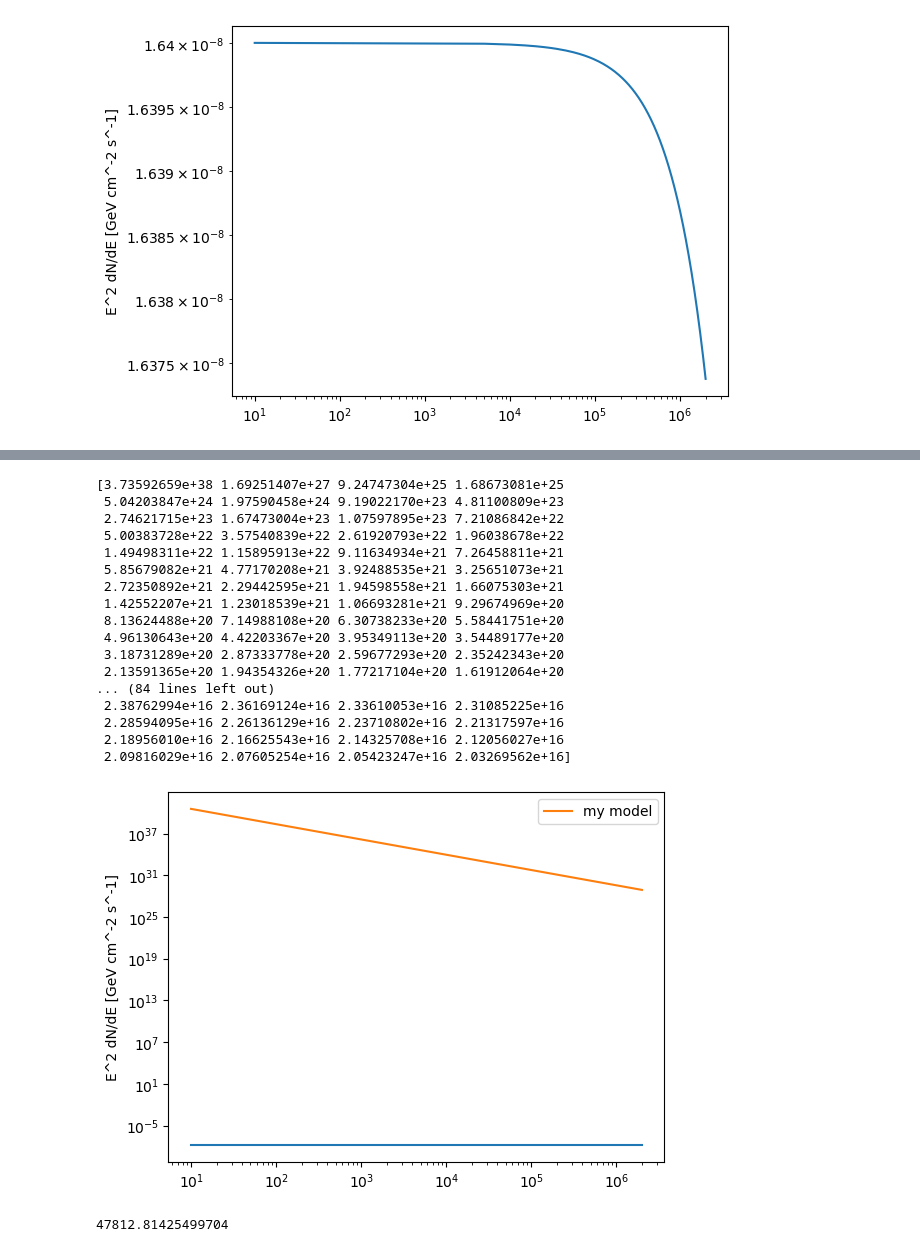
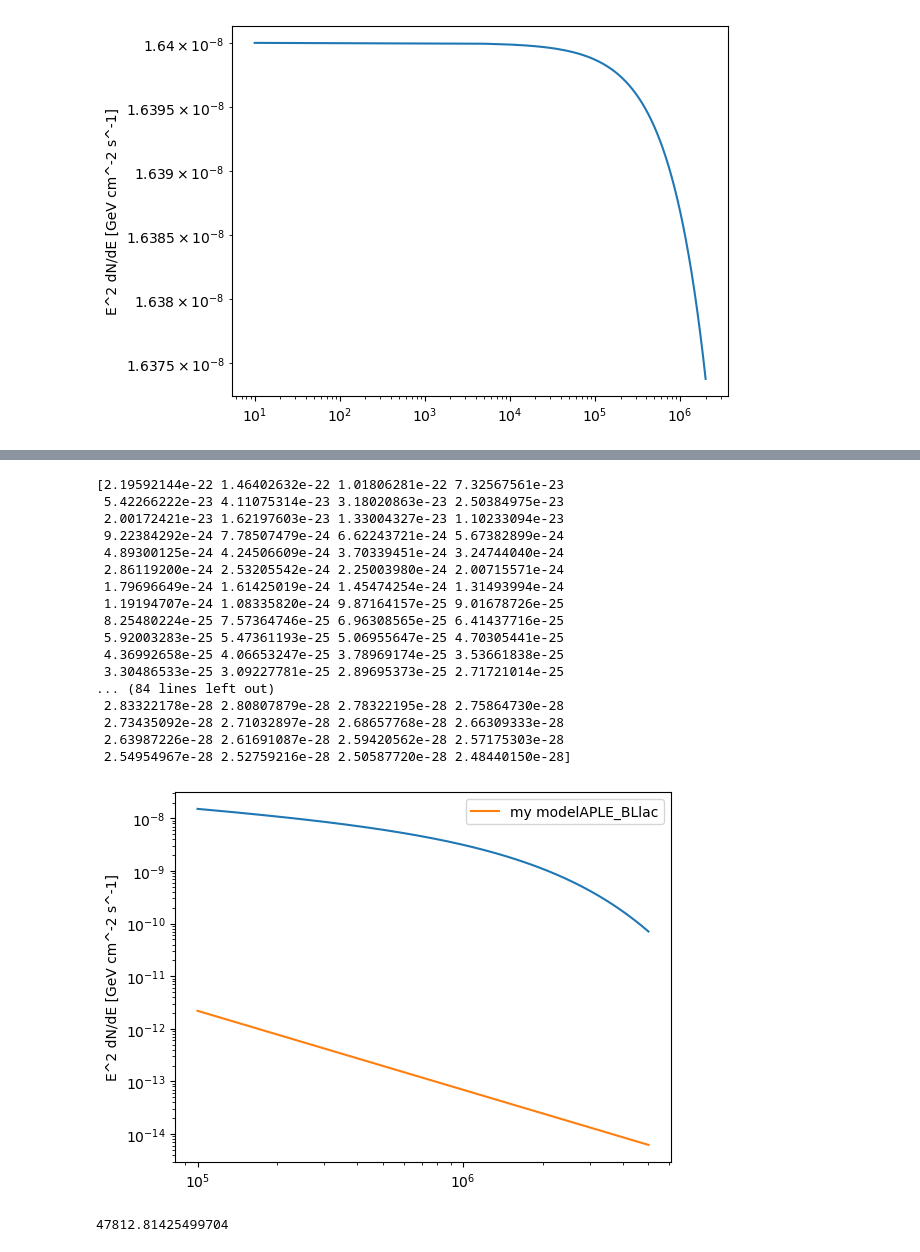
Before and after one commit to henan99/Project-related-to-first-semester-of-masters, a Jupyter notebook: Henrik_XLF_current.ipynb, the cells around one changed output, grey strips where cells are left out. Saved outputs shown, nothing was run; the diff lists cells and outputs as text; code cells hidden in the pictures.

```diff
--- a/Henrik_XLF_current.ipynb
+++ b/Henrik_XLF_current.ipynb
@@ -174,7 +174,7 @@ df = pd.DataFrame(data)
 print(df.to_latex(index=False))
 
 
-selected_model = 'AMPLE_Blazar'
+selected_model = 'APLE_BLlac'
 #different models 'RG_SLDDE', 'AMPLE_Blazar', 'AMPLE_FSRQ', 'APLE_BLlac'
 
 
@@ -192,7 +192,7 @@ L_c = constants['Lc']
 alpha =constants['alpha']
 corr_fac = constants['corr_fac']
 
-N_steps = 100
+N_steps = 30
 L_x  = np.logspace(constants["L_lower"],constants["L_higher"],N_steps)
 
 
@@ -712,8 +673,8 @@ plt.show()
 from scipy.optimize import minimize
 
 def SED_neut(E_v,D): #general SED for all neutrino emmision from the tpye of AGN considered
-    return D*E_v**(-2.2) #2.2 comes from some paper i think
-
+    return D*E_v**(-1.5) #2.2 comes from some paper i think
+E_v_list = np.linspace(100,5000,400)*(10**3) #GeV
 E1 = E_v_list[0]
 E2 = E_v_list[-1]
 
@@ -736,8 +697,9 @@ D_list = []
 
 for i in range(len(Z_list)):
     z_trial = Z_list[i]
-    D_init = broken_power_law(z_trial, *popt_tot)* 624.15
-    result = minimize(objective_function, D_init, args=(broken_power_law(z_trial, *popt_tot)*624.15),method='Nelder-Mead')
+    D_init = broken_power_law(z_trial, *popt_tot)* 624.15 #conversion from ergs to GeV
+    Neutrino_luminosity = broken_power_law(z_trial, *popt_tot)* 624.15
+    result = minimize(objective_function, D_init, args=(Neutrino_luminosity),method='Nelder-Mead')
     D_list.append(result.x[0])
 
 #result = minimize(objective_function, D_init, args=(broken_power_law(z_trial, *popt_tot)),method='Nelder-Mead')
@@ -756,6 +718,8 @@ plt.show()
 #D_optimal = result.x[0]
 
 print(integrate_SED(D_list[0]))
+print(avg_tot[0])#*624.15)
+print(broken_power_law(Z_list[0], *popt_tot)* 624.15)
 #print(D_optimal)
 plt.figure()
 plt.plot(E_v_list,E_v_list**2*SED_neut(E_v_list,D_list[0]))
@@ -789,7 +756,7 @@ Fit parameters for D_list: a=234903580436041326690097926935428387054100152320.00
 def flux_integrand(z):
     Dh = cosmo.hubble_distance.value  # Hubble distance in Mpc
     E_z = cosmo.efunc(z)  # E(z) function from astropy
-    print()
+
     return (Dh / E_z) * SED_neut(Ev*(1+z),(D_func(z,*popt_tot_D))) / (Ev**2 *4 * np.pi * (1 + z)**2 )* broken_power_law(z, *popt_tot_n)
 
 d_phi = []
@@ -799,8 +766,8 @@ for i in range(len(E_v_list)):
 
 
 
-    results_flux = simpsons_integration(flux_integrand, 0.001, 9,n=20)
-    d_phi.append(results_flux)
+    results_flux = simpsons_integration(flux_integrand, 0.001, 9,n=2000)
+    d_phi.append(results_flux/(3.0857*10**24)**2) #convert from Mpc^2 to cm^2
 
 d_phi = np.array(d_phi)
 #print(results_flux/1e18)
@@ -841,39 +790,39 @@ d_phi = np.array(d_phi)
 # %%
 def ICECUBE(E_v, E_cut,gamma,phi_cut):
     return phi_cut*(E_v/100000)**(-gamma)*np.exp(-(E_v/E_cut))
 
 print(d_phi)
-E_cut = 1250000*10**3 #GeV
-gamma = 2 #dimensionless
+E_cut = 1250000 #GeV
+gamma = 2.37 #dimensionless
 phi_cut = 1.64*10**(-18) #C units
-E_v_list = np.linspace(0.01,2000,400)*(10**3) #GeV
+#E_v_list = np.linspace(0.01,2000,400)*(10**3) #GeV
 plt.figure()
 plt.plot(E_v_list,E_v_list**2*ICECUBE(E_v_list, E_cut,gamma,phi_cut))
-plt.plot(E_v_list,E_v_list**2*d_phi,label = "my model")
+plt.plot(E_v_list,E_v_list**2*d_phi,label = "my model"+selected_model)
 plt.ylabel("E^2 dN/dE [GeV cm^-2 s^-1]")
 plt.yscale('log',base=10)
 plt.xscale('log',base=10)
 plt.legend()
 plt.show()
 
 print(cosmo.luminosity_distance(5).value)
 # %% [output]
-[3.73592659e+38 1.69251407e+27 9.24747304e+25 1.68673081e+25
- 5.04203847e+24 1.97590458e+24 9.19022170e+23 4.81100809e+23
- 2.74621715e+23 1.67473004e+23 1.07597895e+23 7.21086842e+22
- 5.00383728e+22 3.57540839e+22 2.61920793e+22 1.96038678e+22
- 1.49498311e+22 1.15895913e+22 9.11634934e+21 7.26458811e+21
- 5.85679082e+21 4.77170208e+21 3.92488535e+21 3.25651073e+21
- 2.72350892e+21 2.29442595e+21 1.94598558e+21 1.66075303e+21
- 1.42552207e+21 1.23018539e+21 1.06693281e+21 9.29674969e+20
- 8.13624488e+20 7.14988108e+20 6.30738233e+20 5.58441751e+20
- 4.96130643e+20 4.42203367e+20 3.95349113e+20 3.54489177e+20
- 3.18731289e+20 2.87333778e+20 2.59677293e+20 2.35242343e+20
- 2.13591365e+20 1.94354326e+20 1.77217104e+20 1.61912064e+20
+[2.19592144e-22 1.46402632e-22 1.01806281e-22 7.32567561e-23
+ 5.42266222e-23 4.11075314e-23 3.18020863e-23 2.50384975e-23
+ 2.00172421e-23 1.62197603e-23 1.33004327e-23 1.10233094e-23
+ 9.22384292e-24 7.78507479e-24 6.62243721e-24 5.67382899e-24
+ 4.89300125e-24 4.24506609e-24 3.70339451e-24 3.24744040e-24
+ 2.86119200e-24 2.53205542e-24 2.25003980e-24 2.00715571e-24
+ 1.79696649e-24 1.61425019e-24 1.45474254e-24 1.31493994e-24
+ 1.19194707e-24 1.08335820e-24 9.87164157e-25 9.01678726e-25
+ 8.25480224e-25 7.57364746e-25 6.96308565e-25 6.41437716e-25
+ 5.92003283e-25 5.47361193e-25 5.06955647e-25 4.70305441e-25
+ 4.36992658e-25 4.06653247e-25 3.78969174e-25 3.53661838e-25
+ 3.30486533e-25 3.09227781e-25 2.89695373e-25 2.71721014e-25
 ... (84 lines left out)
- 2.38762994e+16 2.36169124e+16 2.33610053e+16 2.31085225e+16
- 2.28594095e+16 2.26136129e+16 2.23710802e+16 2.21317597e+16
- 2.18956010e+16 2.16625543e+16 2.14325708e+16 2.12056027e+16
- 2.09816029e+16 2.07605254e+16 2.05423247e+16 2.03269562e+16]
+ 2.83322178e-28 2.80807879e-28 2.78322195e-28 2.75864730e-28
+ 2.73435092e-28 2.71032897e-28 2.68657768e-28 2.66309333e-28
+ 2.63987226e-28 2.61691087e-28 2.59420562e-28 2.57175303e-28
+ 2.54954967e-28 2.52759216e-28 2.50587720e-28 2.48440150e-28]
-[figure, old version]
+[figure, new version]
 47812.81425499704
```
Also changed, not shown: parts of 14 cells of this notebook, 10 other files.
